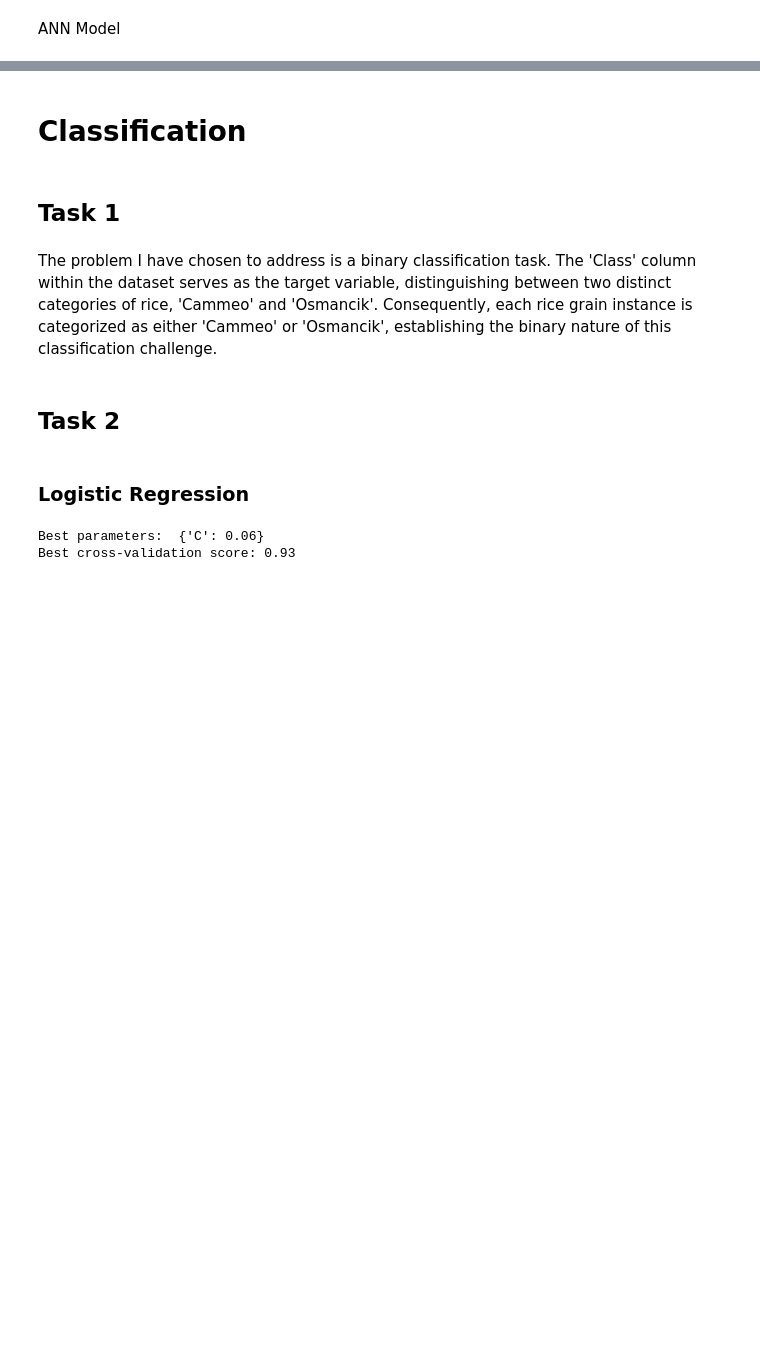
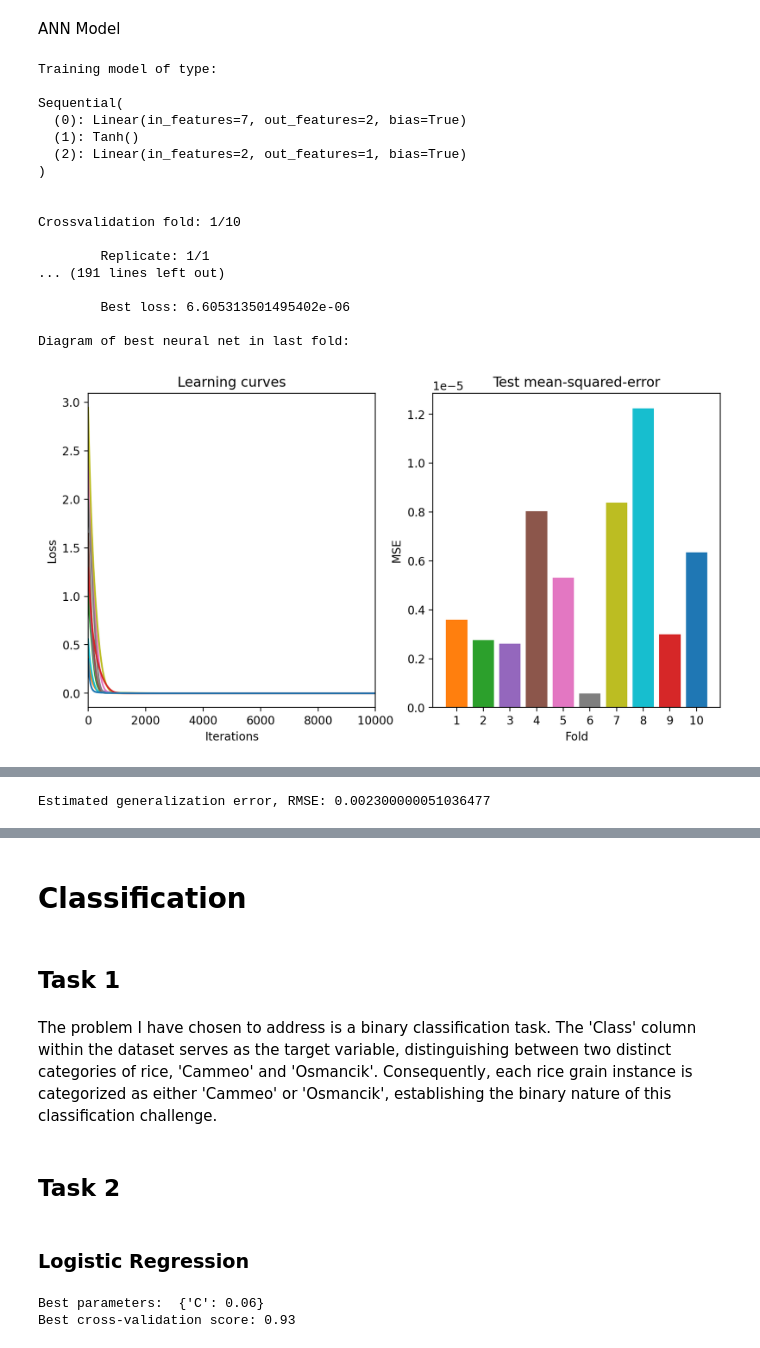
Before and after one commit to y-zhong21/02450project2-group66, a Jupyter notebook: project2.ipynb, the cells around one changed output, grey strips where cells are left out. Cells and saved outputs as stored; diff of their text form; code cells hidden in the pictures; blank space fills up the shorter version.

```diff
--- a/project2.ipynb
+++ b/project2.ipynb
@@ -400,6 +440,11 @@ attributeNames = X.columns.tolist()
 X=X.values
 y = data["Eccentricity"]
 y=y.values
+
+# Load Matlab data file and extract variables of interest
+
+N, M = X.shape
+
 
 # Normalize data
 X = stats.zscore(X)
@@ -422,7 +467,7 @@ n_replicates = 1  # number of networks trained in each k-fold
 max_iter = 10000
 
 # K-fold crossvalidation
-K = 3  # only three folds to speed up this example
+K = 10  # only three folds to speed up this example
 CV = model_selection.KFold(K, shuffle=True)
 
 # Setup figure for display of learning curves and error rates in fold
@@ -459,6 +504,8 @@ for k, (train_index, test_index) in enumerate(CV.split(X, y)):
     y_train = torch.Tensor(y[train_index])
     X_test = torch.Tensor(X[test_index, :])
     y_test = torch.Tensor(y[test_index])
+    y_train = torch.Tensor(y[train_index]).reshape(-1, 1)
+    y_test = torch.Tensor(y[test_index]).reshape(-1, 1)
 
     # Train the net on training data
     net, final_loss, learning_curve = train_neural_net(
@@ -503,30 +550,49 @@ biases = [net[i].bias.data.numpy() for i in [0, 2]]
 tf = [str(net[i]) for i in [1, 2]]
 draw_neural_net(weights, biases, tf, attribute_names=attributeNames)
 
 # Print the average classification error rate
 print(
     "\nEstimated generalization error, RMSE: {0}".format(
         round(np.sqrt(np.mean(errors)), 4)
     )
 )
 
 # When dealing with regression outputs, a simple way of looking at the quality
 # of predictions visually is by plotting the estimated value as a function of
 # the true/known value - these values should all be along a straight line "y=x",
 # and if the points are above the line, the model overestimates, whereas if the
 # points are below the y=x line, then the model underestimates the value
 plt.figure(figsize=(10, 10))
 y_est = y_test_est.data.numpy()
 y_true = y_test.data.numpy()
 axis_range = [np.min([y_est, y_true]) - 1, np.max([y_est, y_true]) + 1]
 plt.plot(axis_range, axis_range, "k--")
 plt.plot(y_true, y_est, "ob", alpha=0.25)
 plt.legend(["Perfect estimation", "Model estimations"])
 plt.title("Alcohol content: estimated versus true value (for last CV-fold)")
 plt.ylim(axis_range)
 plt.xlim(axis_range)
 plt.xlabel("True value")
 plt.ylabel("Estimated value")
 plt.grid()
 
 plt.show()
+# %% [output]
+Training model of type:
+
+Sequential(
+  (0): Linear(in_features=7, out_features=2, bias=True)
+  (1): Tanh()
+  (2): Linear(in_features=2, out_features=1, bias=True)
+)
+
+
+Crossvalidation fold: 1/10
+
+        Replicate: 1/1
+... (191 lines left out)
+
+        Best loss: 6.605313501495402e-06
+
+Diagram of best neural net in last fold:
+[figure, added]
@@ -532,0 +600 @@ plt.show()
+Estimated generalization error, RMSE: 0.002300000051036477
```
Also changed, not shown: parts of 8 cells of this notebook.
